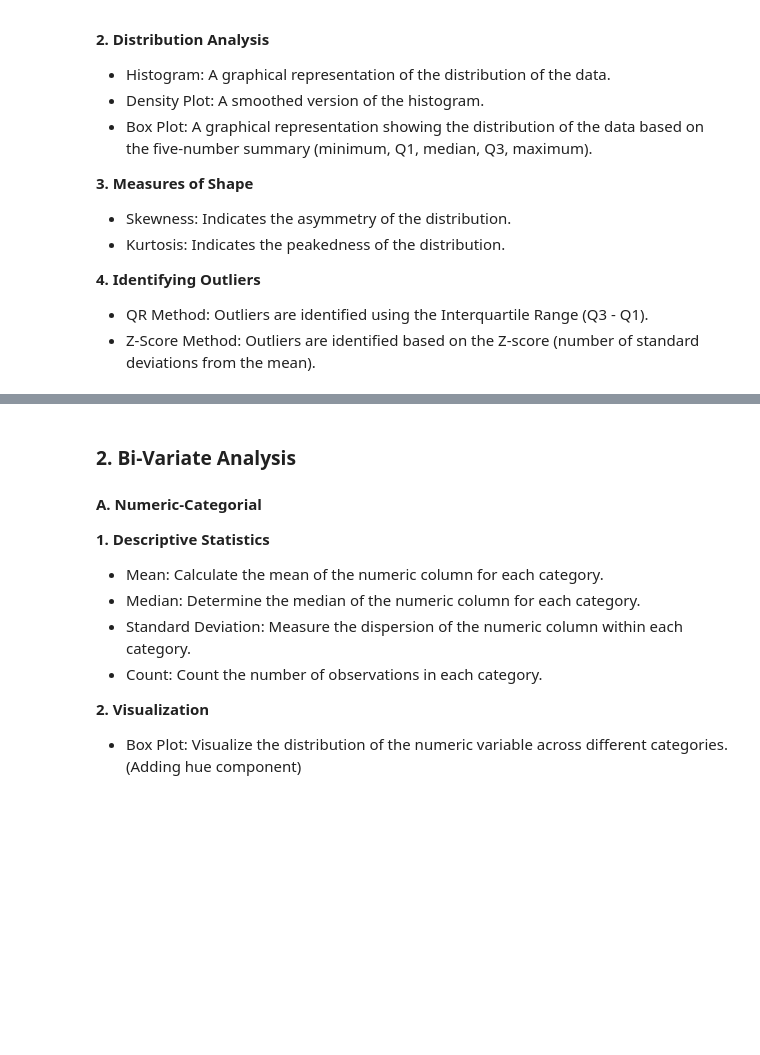
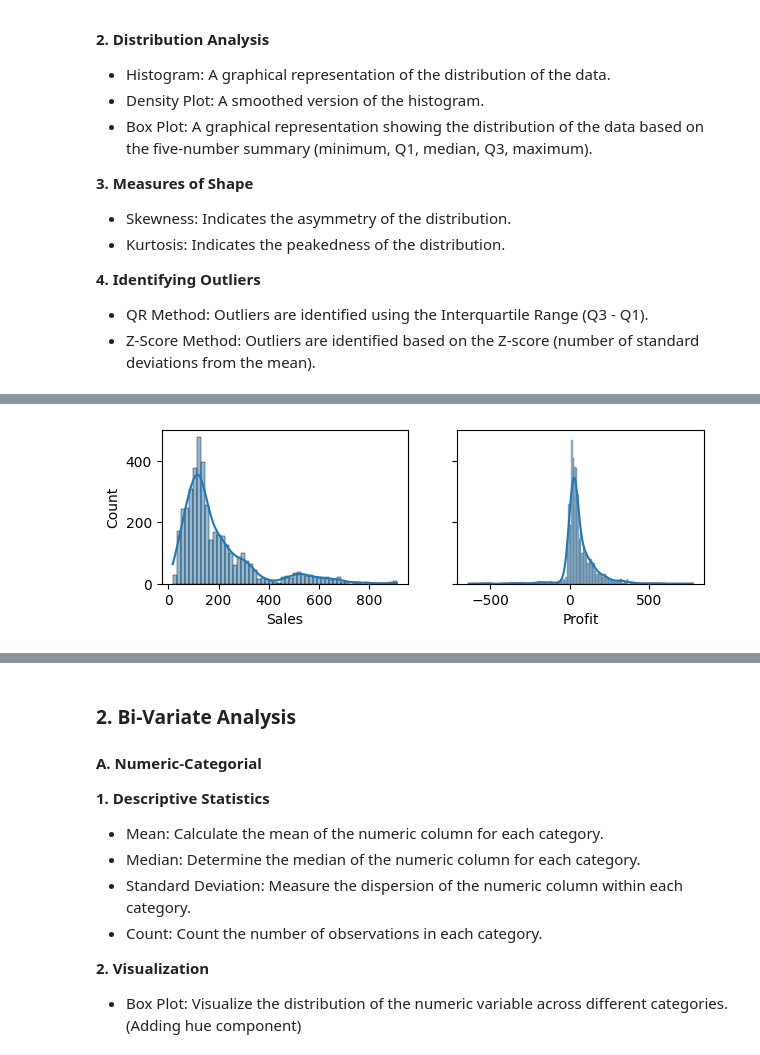
Before and after one commit to knowledge-corner/12_May_2025_Optum_Global, a Jupyter notebook: Classwork/Day - 2 classwork.ipynb, the cells around one changed output, grey strips where cells are left out. Saved outputs shown, nothing was run; the diff lists cells and outputs as text; code cells hidden in the pictures; blank space fills up the shorter version.

```diff
--- a/Classwork/Day - 2 classwork.ipynb
+++ b/Classwork/Day - 2 classwork.ipynb
@@ -1024,0 +592,6 @@ Name: Sales, Length: 4248, dtype: float64
+# %%
+fig, axes = plt.subplots(ncols = 2, figsize = (7, 2), sharey = True)
+_ = sns.histplot(df.Sales, kde = True, ax = axes[0])
+_ = sns.histplot(df.Profit, kde = True, ax = axes[1])
+# %% [output]
+[figure, added]
```
Also changed, not shown: parts of 119 cells of this notebook.
